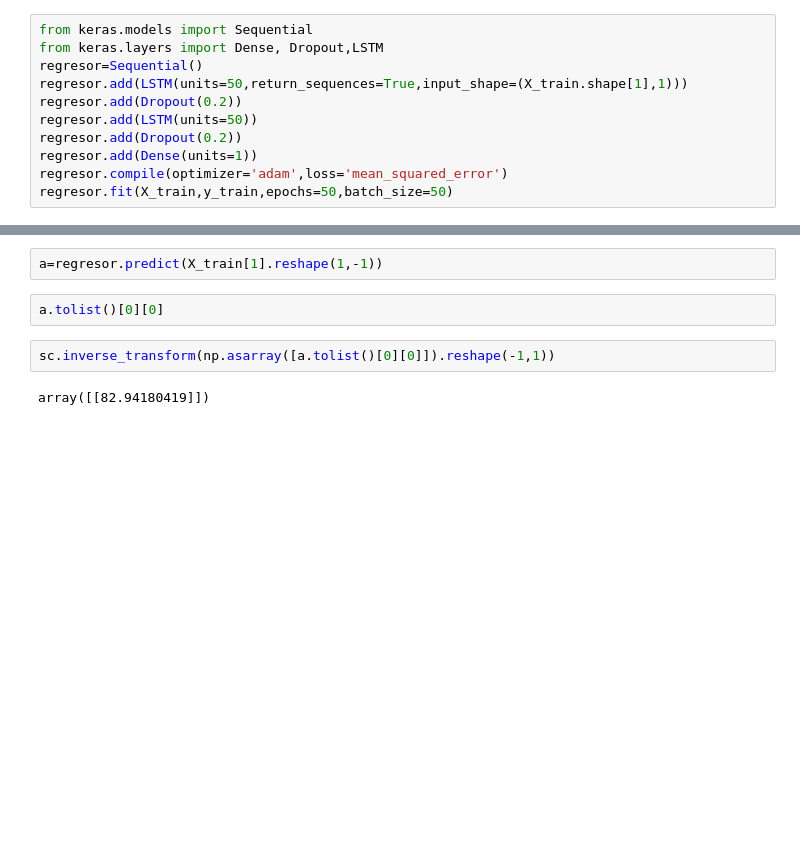
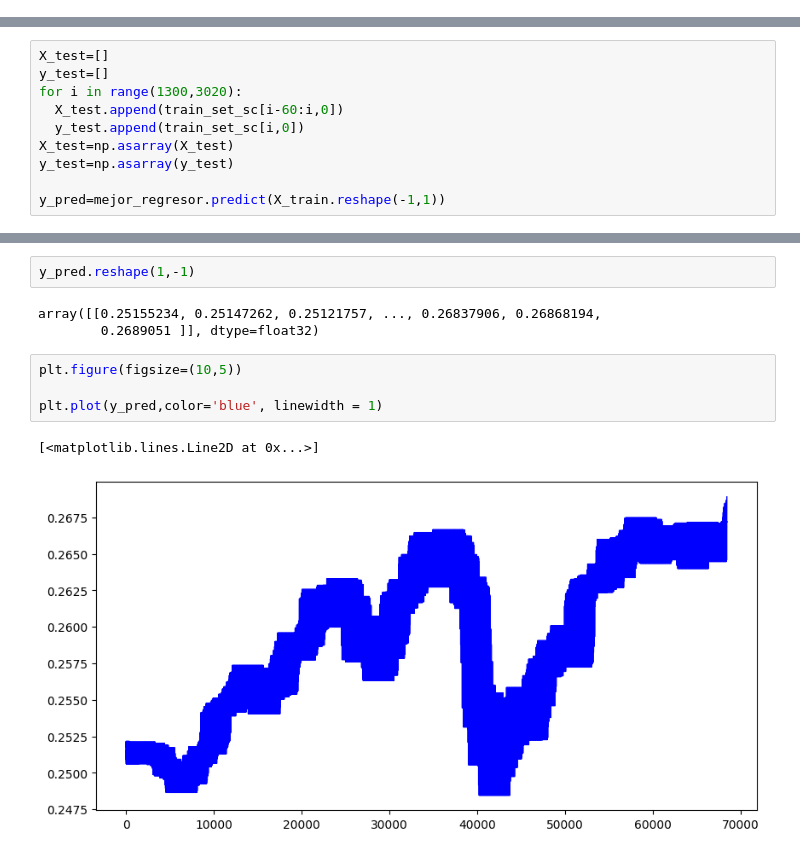
Before and after one commit to sightes/RNA-UBO-2023, a Jupyter notebook: ejemplo_sabado.ipynb, the cells around one changed output, grey strips where cells are left out. Cells and saved outputs as stored; diff of their text form; blank space fills up the shorter version.

```diff
--- a/ejemplo_sabado.ipynb
+++ b/ejemplo_sabado.ipynb
@@ -25,11 +24,0 @@ plt.plot(train_set_sc[:,0])
-# %%
-from keras.models import Sequential
-from keras.layers import Dense, Dropout,LSTM
-regresor=Sequential()
-regresor.add(LSTM(units=50,return_sequences=True,input_shape=(X_train.shape[1],1)))
-regresor.add(Dropout(0.2))
-regresor.add(LSTM(units=50))
-regresor.add(Dropout(0.2))
-regresor.add(Dense(units=1))
-regresor.compile(optimizer='adam',loss='mean_squared_error')
-regresor.fit(X_train,y_train,epochs=50,batch_size=50)
@@ -37,0 +92,10 @@ X_train[0],y_train[0]
+# %%
+X_test=[]
+y_test=[]
+for i in range(1300,3020):
+  X_test.append(train_set_sc[i-60:i,0])
+  y_test.append(train_set_sc[i,0])
+X_test=np.asarray(X_test)
+y_test=np.asarray(y_test)
+
+y_pred=mejor_regresor.predict(X_train.reshape(-1,1))
@@ -38,8 +104,12 @@ X_train[0],y_train[0]
 # %%
-a=regresor.predict(X_train[1].reshape(1,-1))
+y_pred.reshape(1,-1)
+# %% [output]
+array([[0.25155234, 0.25147262, 0.25121757, ..., 0.26837906, 0.26868194,
+        0.2689051 ]], dtype=float32)
-# %%
-a.tolist()[0][0]
-# %%
-sc.inverse_transform(np.asarray([a.tolist()[0][0]]).reshape(-1,1))
-# %% [output]
-array([[82.94180419]])
+# %%
+plt.figure(figsize=(10,5))
+
+plt.plot(y_pred,color='blue', linewidth = 1)
+# %% [output]
+[<matplotlib.lines.Line2D at 0x...>]
+[figure, added]
```
Also changed, not shown: parts of 9 cells of this notebook.
